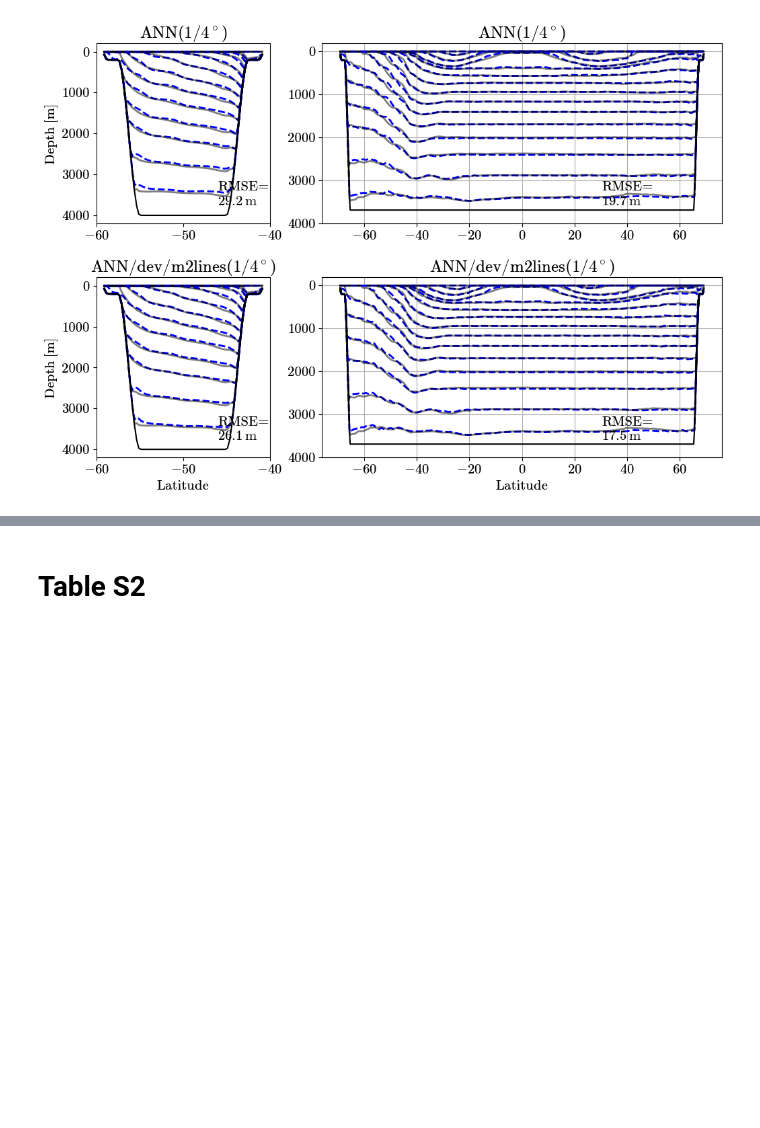
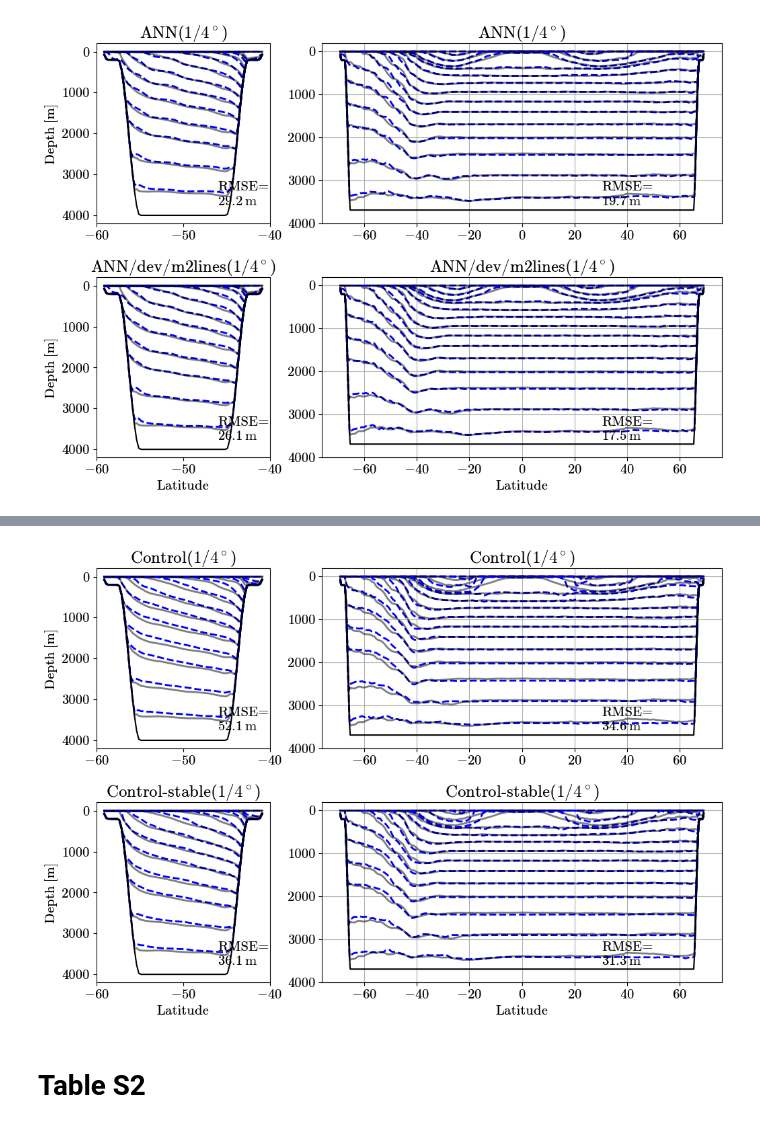
Before and after one commit to m2lines/ANN-momentum-mesoscale, a Jupyter notebook: notebooks/Figure-S3-and-Tables-S2-S3.ipynb, the cells around one changed output, grey strips where cells are left out. Drawn from its saved outputs; the diff is of its cells as text; code cells hidden in the pictures; blank space fills up the shorter version.

```diff
--- a/notebooks/Figure-S3-and-Tables-S2-S3.ipynb
+++ b/notebooks/Figure-S3-and-Tables-S2-S3.ipynb
@@ -171,3 +206,38 @@ plt.tight_layout()
+# %%
+from matplotlib import gridspec
+default_rcParams({'font.size': 15})
+fig = plt.figure(figsize=(12,8))
+gs = gridspec.GridSpec(2, 3, figure=fig, wspace=0.3, hspace=0.3)
+
+kw = {'lon': 0, 'lat_max': None}
+
+plt.sca(fig.add_subplot(gs[0, 0]))
+plot_interfaces(*interfaces('R4-long/bare', **kw))
+plt.title('Control($1/4^\circ$)')
+plt.xlabel('')
+
+plt.sca(fig.add_subplot(gs[1, 0]))
+plot_interfaces(*interfaces('R4-long/bare-stable', **kw))
+plt.title('Control-stable($1/4^\circ$)')
+
+kw = {'lon': 45, 'lat_max': None}
+plt.sca(fig.add_subplot(gs[0, 1:]))
+plot_interfaces(*interfaces('R4-long/bare', **kw))
+plt.title('Control($1/4^\circ$)')
+plt.ylabel('')
+plt.xlabel('')
+plt.grid()
+
+plt.sca(fig.add_subplot(gs[1, 1:]))
+plot_interfaces(*interfaces('R4-long/bare-stable', **kw))
+plt.title('Control-stable($1/4^\circ$)')
+plt.ylabel('')
+plt.grid()
+
+
+plt.tight_layout()
+# %% [output]
+[figure, added]
 # %% [markdown]
 # Table S2
 # %%
```
Also changed, not shown: parts of 3 cells of this notebook, 1 other file.
